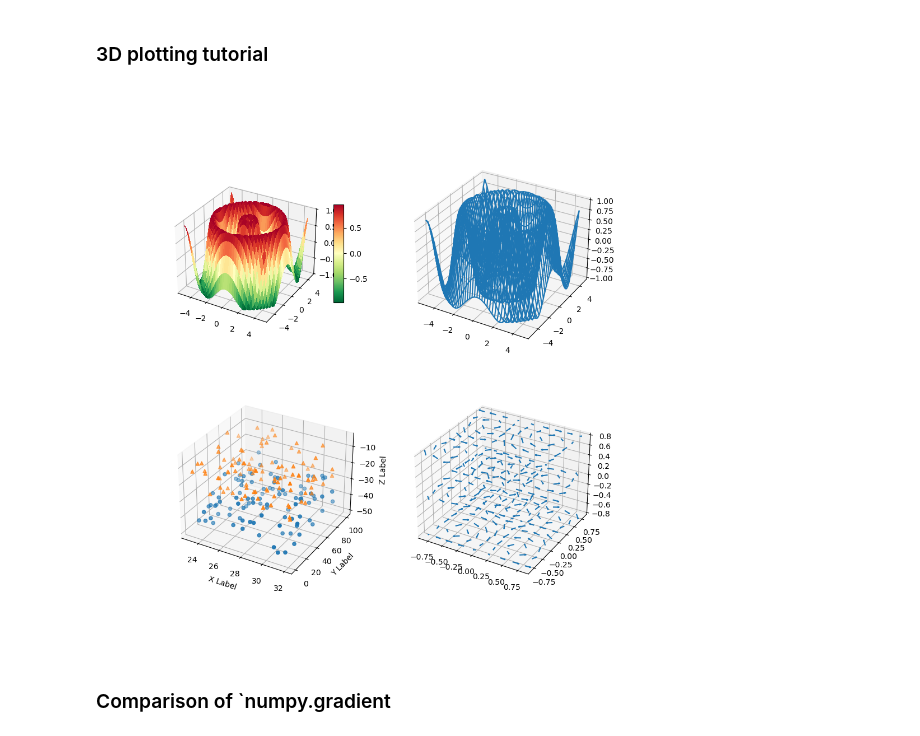
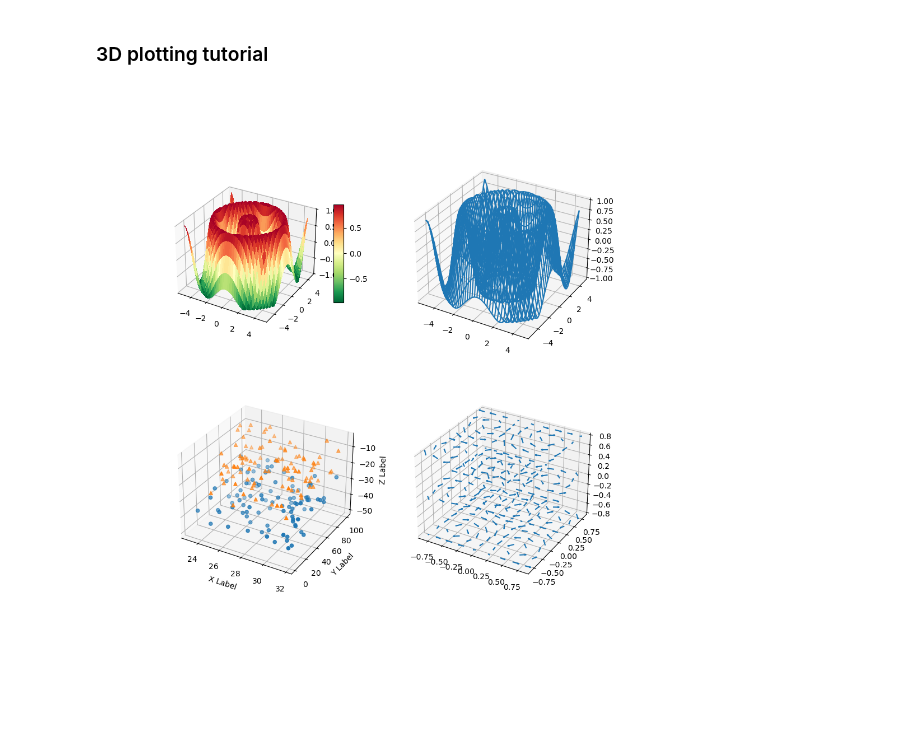
Before and after one commit to lampnis/aerosol-things, a Jupyter notebook: CEPAS_useful.ipynb, the cells around one changed output. Cells and saved outputs as stored; diff of their text form; code cells hidden in the pictures; blank space fills up the shorter version.

```diff
--- a/CEPAS_useful.ipynb
+++ b/CEPAS_useful.ipynb
@@ -514,6 +543,7 @@ In this situation $f$ is a ___scalar field___ and applying a gradient returns a
 # %% [markdown]
 ### 3D plotting tutorial
 # %%
+plt.clf()
 %matplotlib widget
 # set up a figure twice as wide as it is tall
 fig = plt.figure(figsize=(10, 10))
@@ -563,33 +593,31 @@ def randrange(n, vmin, vmax):
 for m, zlow, zhigh in [('o', -50, -25), ('^', -30, -5)]:
     xs = randrange(n, 23, 32)
     ys = randrange(n, 0, 100)
     zs = randrange(n, zlow, zhigh)
     ax.scatter(xs, ys, zs, marker=m)
 
 ax.set_xlabel('X Label')
 ax.set_ylabel('Y Label')
 ax.set_zlabel('Z Label')
 
 # =============
 # Fourth subplot QUIVER
 # =============
 ax = fig.add_subplot(2, 2, 4, projection='3d')
 
 # Make the grid
 x, y, z = np.meshgrid(np.arange(-0.8, 1, 0.2),
                       np.arange(-0.8, 1, 0.2),
                       np.arange(-0.8, 1, 0.8))
 
 # Make the direction data for the arrows
 u = np.sin(np.pi * x) * np.cos(np.pi * y) * np.cos(np.pi * z)
 v = -np.cos(np.pi * x) * np.sin(np.pi * y) * np.cos(np.pi * z)
 w = (np.sqrt(2.0 / 3.0) * np.cos(np.pi * x) * np.cos(np.pi * y) *
      np.sin(np.pi * z))
 
 ax.quiver(x, y, z, u, v, w, length=0.1, normalize=True)
 
 plt.show()
 # %% [output]
-[figure, old version]
+[figure, new version]
-# %% [markdown]
-### Comparison of `numpy.gradient
```
Also changed, not shown: parts of 18 cells of this notebook, 1 other file.
